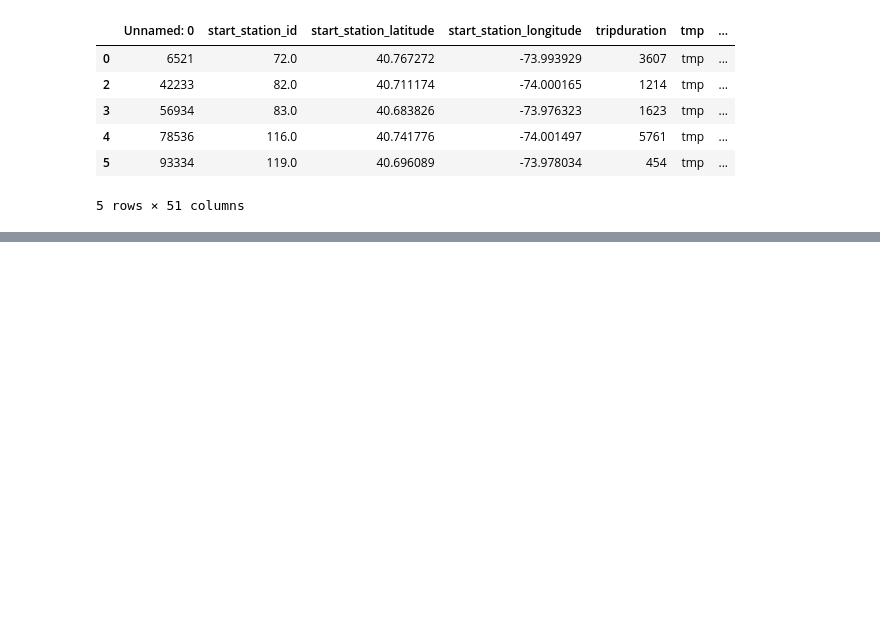
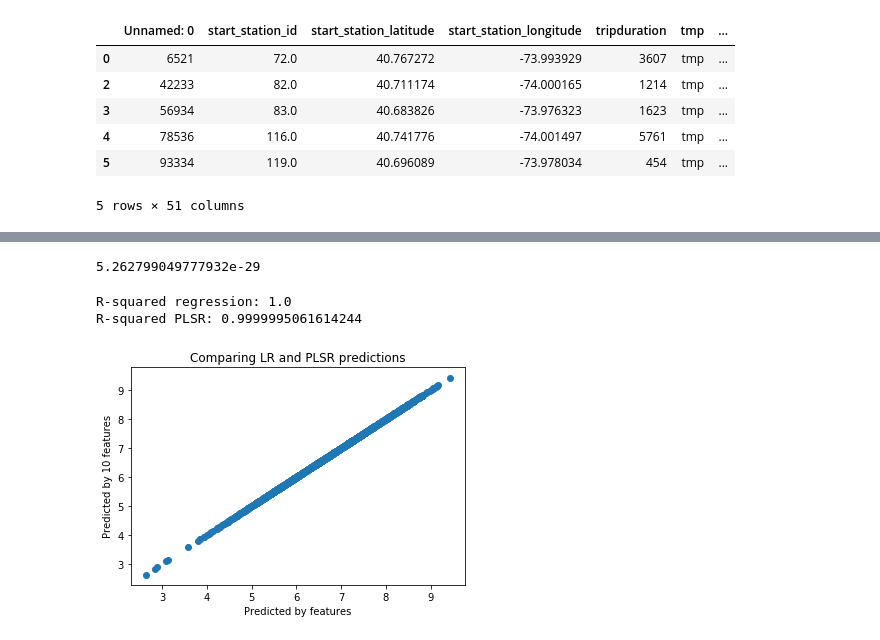
Before and after one commit to amyscott303/Thinkful, a Jupyter notebook: NY_model.ipynb, the cells around one changed output, grey strips where cells are left out. Cells and saved outputs as stored; diff of their text form; code cells hidden in the pictures; blank space fills up the shorter version.

```diff
--- a/NY_model.ipynb
+++ b/NY_model.ipynb
@@ -163,0 +203,8 @@ NotFittedError: This RandomForestRegressor instance is not fitted yet. Call 'fit
+# %%
+y=df.log_tripcount
+X=df[['log_tripcount','TotalPop','Men','Poverty','start_station_id','Carpool','Walk','OtherTransp',
+     'Employed','IncomePerCap']]
+X['male_usage']= X.Men / X.TotalPop *100
+X['shared_trans'] = X.Carpool + X.Walk + X.OtherTransp
+(X_train, X_test, y_train, y_test)=train_test_split(X,y,test_size=0.25)
+lr=LinearRegression()
@@ -163,0 +222,34 @@ NotFittedError: This RandomForestRegressor instance is not fitted yet. Call 'fit
+# %%
+lr.fit(X_train,y_train)
+y_pred=lr.predict(X_test)
+lr.score(X_test,y_pred)
+mean_squared_error(y_test,y_pred)
+# %% [output]
+5.262799049777932e-29
+# %%
+regr = linear_model.LinearRegression()
+regr.fit(X, y)
+
+Y_pred = regr.predict(X)
+print('R-squared regression:', regr.score(X, y))
+
+
+pls1 = PLSRegression(n_components=10)
+
+
+pls1.fit(X, y)
+
+
+Y_PLS_pred = pls1.predict(X)
+print('R-squared PLSR:', pls1.score(X, y))
+
+
+plt.scatter(Y_pred,Y_PLS_pred)
+plt.xlabel('Predicted by features')
+plt.ylabel('Predicted by 10 features')
+plt.title('Comparing LR and PLSR predictions')
+plt.show()
+# %% [output]
+R-squared regression: 1.0
+R-squared PLSR: 0.9999995061614244
+[figure, added]
```
Also changed, not shown: parts of 4 cells of this notebook.
